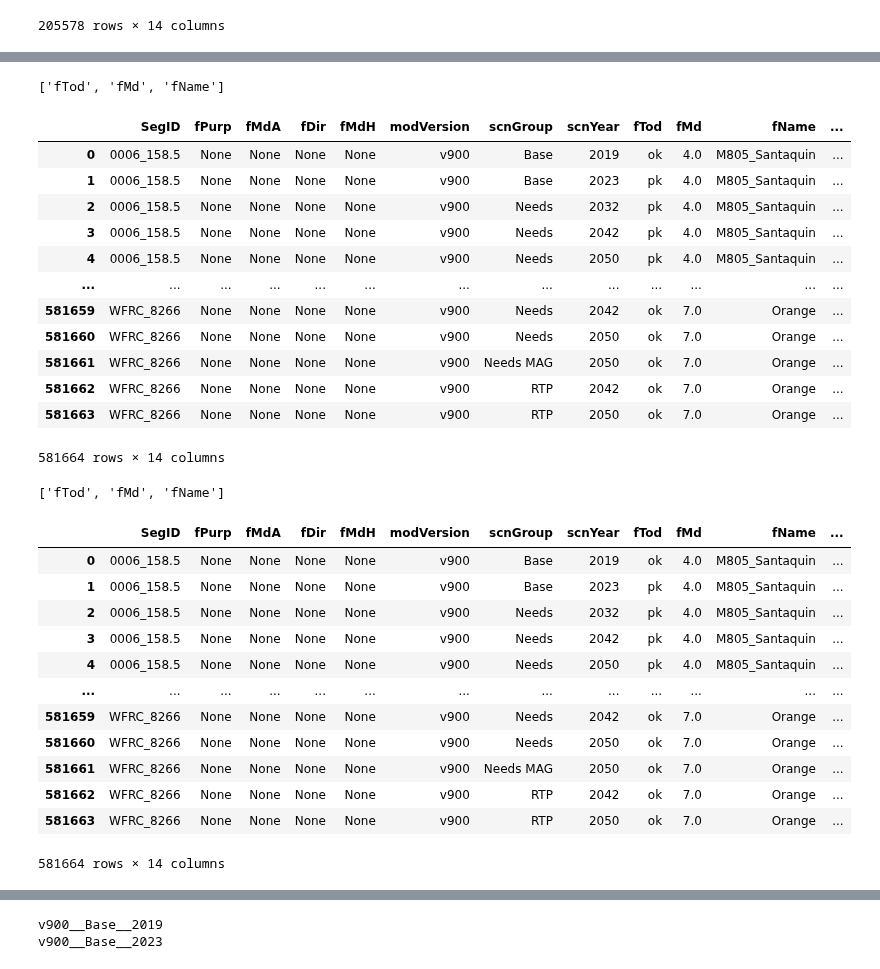
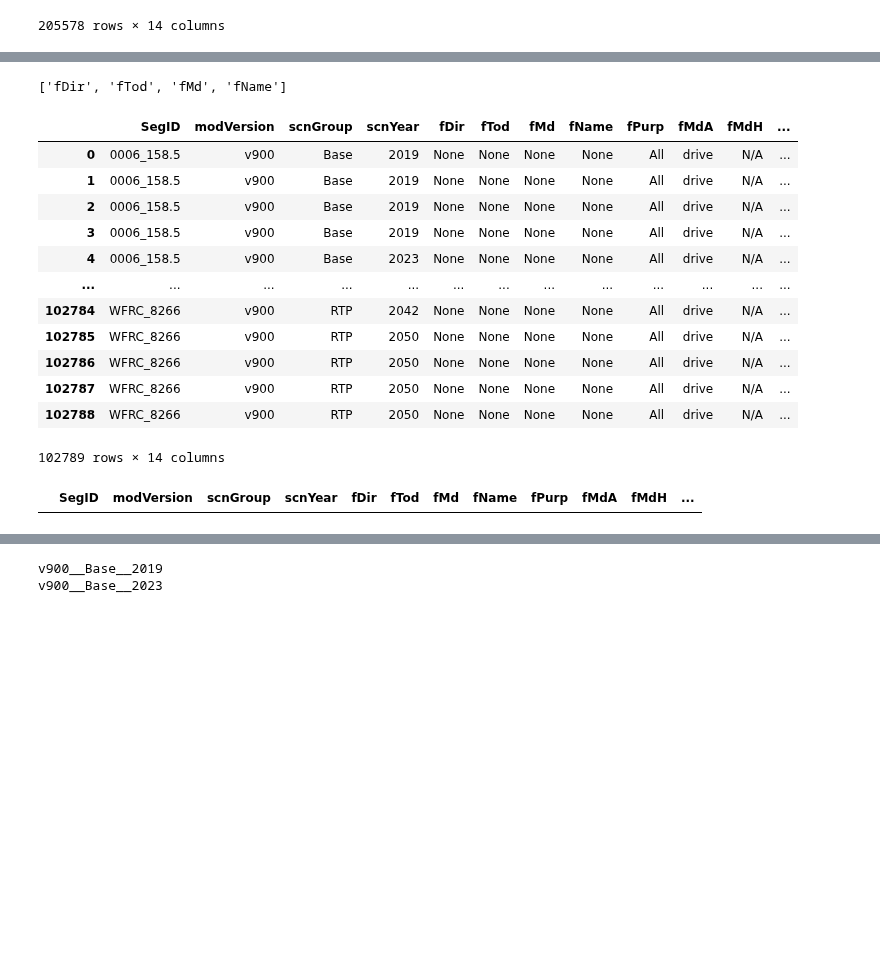
Before and after one commit to WFRCAnalytics/vizTool, a Jupyter notebook: scripts/Create-Jsons-Transit-Segment-vizMap.ipynb, the cells around one changed output, grey strips where cells are left out. Saved outputs shown, nothing was run; the diff lists cells and outputs as text; code cells hidden in the pictures; blank space fills up the shorter version.

Commit message:
Start trying to get rid of duplicate transit seg rows for some attributes

```diff
--- a/scripts/Create-Jsons-Transit-Segment-vizMap.ipynb
+++ b/scripts/Create-Jsons-Transit-Segment-vizMap.ipynb
@@ -2,11 +2,11 @@
 import pandas as pd
 import os
 # %%
-segSummaries =  'data/transitSummaries/segments'
-scnJson = '_site/scenarios.json'
+segSummaries =  '../data/transitSummaries/segments'
+scnJson = '../_site/scenarios.json'
 outputJsonName = 'transit-segments-riders'
 # Define the subfolder path
-subfolder_path = r'E:\GitHub\TDM-vizTool-and-Dashboard\data\transitSummaries\segments'
+subfolder_path = r'E:\GitHub\vizTool\data\transitSummaries\segments'
 # %%
 # If there are duplicate keys, should they be added, or just give error
 # USE CAUTIOUSLY, SINCE TDM OUTPUT SHOULD BE ONLY HAVING ONE RECORD PER KEY
@@ -25,7 +25,7 @@ lstIdVars = ['SegID']
 # attributes for road seg summaries
 dfAttributes = pd.DataFrame([
     ["aR","Riders" , 2],
-    ["aH","Headway", 2],
+    ["aH","Headway", 0],
     ["aS","Speed"  , 0]
 ], columns=('aCode','aName', 'aRound'))
 
@@ -72,7 +72,7 @@ display(dfColKeys)
 
 ##### oweropwejrl:kjwerl:mkelwkjwer:
 dfRepetitiveColKeysWithActualFilters = pd.DataFrame([
-    [['aH','aS'], ["fTod","fMd","fName"]]
+    [['aH','aS'], ["fDir","fTod","fMd","fName"]]
 ], columns=('aCodes','filters'))
 
 display(dfRepetitiveColKeysWithActualFilters)
@@ -125,7 +124,7 @@ display(dfScn)
 # %%
 # create folders
 # Define a root directory where you want to create subfolders
-root_dir = './_site/data/scnData'
+root_dir = '../_site/data/scnData'
 
 # Ensure the root directory exists
 if not os.path.exists(root_dir):
@@ -272,0 +304,3 @@ dfCombined_melt_withkeys_pivot_atts[dfCombined_melt_withkeys_pivot_atts['aH']>0]
+# %%
+filtered_columns_list = [column for column in dfCombined_melt_withkeys_pivot_atts.columns if column not in filter_columns_to_aggregate_on]
+filtered_columns_list
@@ -273,48 +331,40 @@ dfCombined_melt_withkeys_pivot_atts[dfCombined_melt_withkeys_pivot_atts['aH']>0]
 # %%
 # remove repetitive values from dfAddColKeysWithFilters
 
 for index, row in dfRepetitiveColKeysWithActualFilters.iterrows():
     print(row['filters'])
 
-    exclude_columns = row['filters']
+    filtered_columns_list = [column for column in dfCombined_melt_withkeys_pivot_atts.columns if not column.startswith('f')]
+    all_columns = filtered_columns_list + row['filters']
 
-    grouping_columns = [col for col in _df.columns if col not in exclude_columns and not col.startswith('a')]
+    grouping_columns = [col for col in all_columns if not col.startswith('a')]
 
     grouped_df = dfCombined_melt_withkeys_pivot_atts.groupby(grouping_columns,as_index=False).first()
 
     # Replace values in columns starting with 'f' with None
     for col in grouping_columns:
         if col.startswith('f'):
             grouped_df[col] = None
 
 
     display(grouped_df)
 # %% [output]
-['fTod', 'fMd', 'fName']
+['fDir', 'fTod', 'fMd', 'fName']
-|  | SegID | fPurp | fMdA | fDir | fMdH | modVersion | scnGroup | scnYear | fTod | fMd | fName | ... |
-| 0 | 0006_158.5 | None | None | None | None | v900 | Base | 2019 | ok | 4.0 | M805_Santaquin | ... |
-| 1 | 0006_158.5 | None | None | None | None | v900 | Base | 2023 | pk | 4.0 | M805_Santaquin | ... |
-| 2 | 0006_158.5 | None | None | None | None | v900 | Needs | 2032 | pk | 4.0 | M805_Santaquin | ... |
-| 3 | 0006_158.5 | None | None | None | None | v900 | Needs | 2042 | pk | 4.0 | M805_Santaquin | ... |
-| 4 | 0006_158.5 | None | None | None | None | v900 | Needs | 2050 | pk | 4.0 | M805_Santaquin | ... |
+|  | SegID | modVersion | scnGroup | scnYear | fDir | fTod | fMd | fName | fPurp | fMdA | fMdH | ... |
+| 0 | 0006_158.5 | v900 | Base | 2019 | None | None | None | None | All | drive | N/A | ... |
+| 1 | 0006_158.5 | v900 | Base | 2019 | None | None | None | None | All | drive | N/A | ... |
+| 2 | 0006_158.5 | v900 | Base | 2019 | None | None | None | None | All | drive | N/A | ... |
+| 3 | 0006_158.5 | v900 | Base | 2019 | None | None | None | None | All | drive | N/A | ... |
+| 4 | 0006_158.5 | v900 | Base | 2023 | None | None | None | None | All | drive | N/A | ... |
 | ... | ... | ... | ... | ... | ... | ... | ... | ... | ... | ... | ... | ... |
-| 581659 | WFRC_8266 | None | None | None | None | v900 | Needs | 2042 | ok | 7.0 | Orange | ... |
-| 581660 | WFRC_8266 | None | None | None | None | v900 | Needs | 2050 | ok | 7.0 | Orange | ... |
-| 581661 | WFRC_8266 | None | None | None | None | v900 | Needs MAG | 2050 | ok | 7.0 | Orange | ... |
-| 581662 | WFRC_8266 | None | None | None | None | v900 | RTP | 2042 | ok | 7.0 | Orange | ... |
-| 581663 | WFRC_8266 | None | None | None | None | v900 | RTP | 2050 | ok | 7.0 | Orange | ... |
+| 102784 | WFRC_8266 | v900 | RTP | 2042 | None | None | None | None | All | drive | N/A | ... |
+| 102785 | WFRC_8266 | v900 | RTP | 2050 | None | None | None | None | All | drive | N/A | ... |
+| 102786 | WFRC_8266 | v900 | RTP | 2050 | None | None | None | None | All | drive | N/A | ... |
+| 102787 | WFRC_8266 | v900 | RTP | 2050 | None | None | None | None | All | drive | N/A | ... |
+| 102788 | WFRC_8266 | v900 | RTP | 2050 | None | None | None | None | All | drive | N/A | ... |
-581664 rows × 14 columns
+102789 rows × 14 columns
-['fTod', 'fMd', 'fName']
-|  | SegID | fPurp | fMdA | fDir | fMdH | modVersion | scnGroup | scnYear | fTod | fMd | fName | ... |
-| 0 | 0006_158.5 | None | None | None | None | v900 | Base | 2019 | ok | 4.0 | M805_Santaquin | ... |
-| 1 | 0006_158.5 | None | None | None | None | v900 | Base | 2023 | pk | 4.0 | M805_Santaquin | ... |
-| 2 | 0006_158.5 | None | None | None | None | v900 | Needs | 2032 | pk | 4.0 | M805_Santaquin | ... |
-| 3 | 0006_158.5 | None | None | None | None | v900 | Needs | 2042 | pk | 4.0 | M805_Santaquin | ... |
-| 4 | 0006_158.5 | None | None | None | None | v900 | Needs | 2050 | pk | 4.0 | M805_Santaquin | ... |
-| ... | ... | ... | ... | ... | ... | ... | ... | ... | ... | ... | ... | ... |
-| 581659 | WFRC_8266 | None | None | None | None | v900 | Needs | 2042 | ok | 7.0 | Orange | ... |
-| 581660 | WFRC_8266 | None | None | None | None | v900 | Needs | 2050 | ok | 7.0 | Orange | ... |
-| 581661 | WFRC_8266 | None | None | None | None | v900 | Needs MAG | 2050 | ok | 7.0 | Orange | ... |
-| 581662 | WFRC_8266 | None | None | None | None | v900 | RTP | 2042 | ok | 7.0 | Orange | ... |
-| 581663 | WFRC_8266 | None | None | None | None | v900 | RTP | 2050 | ok | 7.0 | Orange | ... |
-581664 rows × 14 columns
+# %%
+dfTest2 = grouped_df[(grouped_df['SegID']=='0006_158.5') & (grouped_df['fName']=='M805_Santaquin')]
+dfTest2
+# %% [output]
+|  | SegID | modVersion | scnGroup | scnYear | fDir | fTod | fMd | fName | fPurp | fMdA | fMdH | ... |
```
Also changed, not shown: parts of 9 cells of this notebook.
